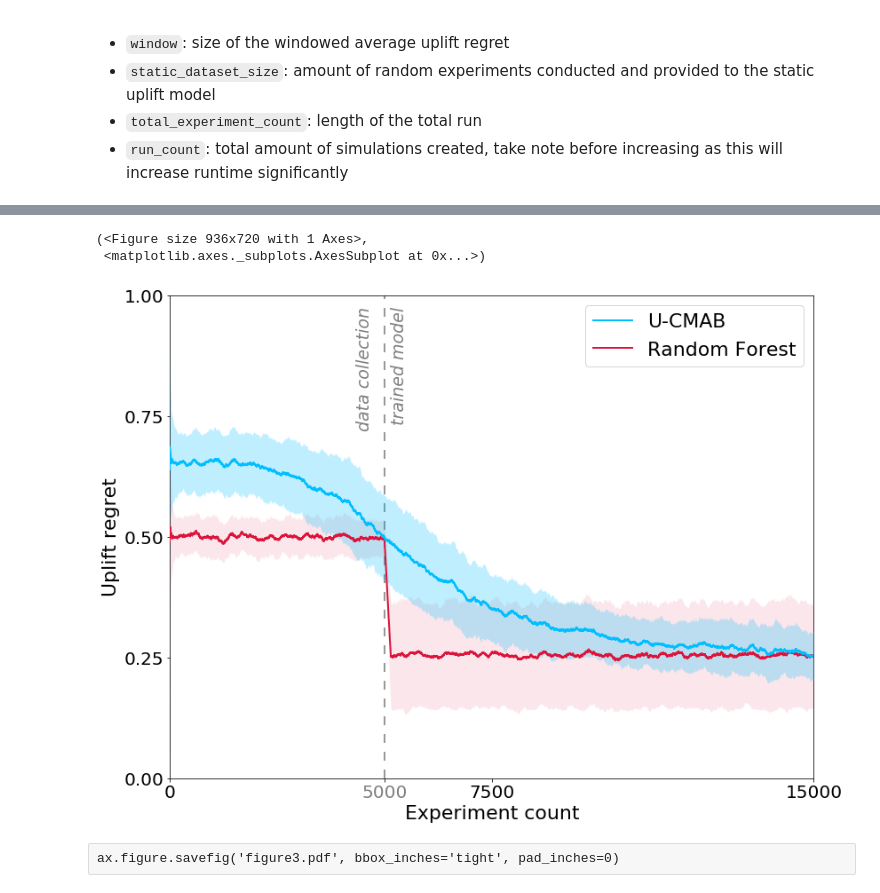
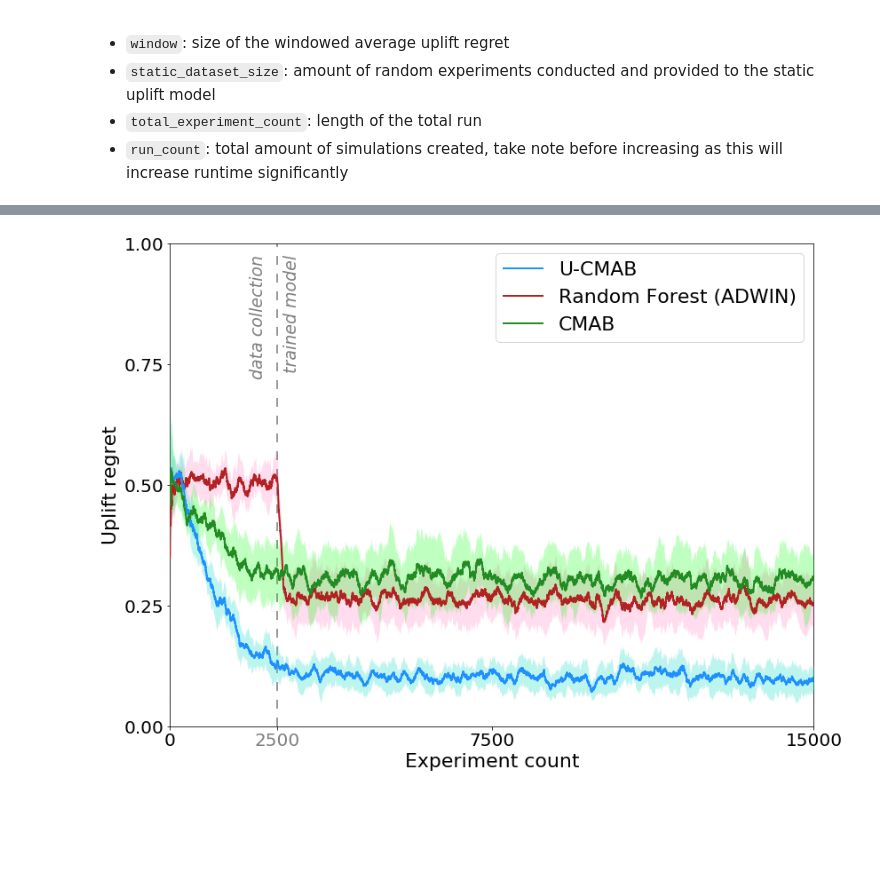
Before and after one commit to vub-dl/u-cmab, a Jupyter notebook: Figure~3.ipynb, the cells around one changed output, grey strips where cells are left out. Saved outputs shown, nothing was run; the diff lists cells and outputs as text; code cells hidden in the pictures; blank space fills up the shorter version.

```diff
--- a/Figure~3.ipynb
+++ b/Figure~3.ipynb
@@ -16,18 +16,19 @@ import matplotlib.pyplot as plt
 - `run_count`: total amount of simulations created, take note before increasing as this will increase runtime significantly
 # %%
 window = 150
-static_dataset_size = 5000
+static_dataset_size = 2500#5000
 total_experiment_count = 15000
-run_count = 10 ** 2
+run_count = 10# ** 2
 # %%
 fourier_ids = np.empty([run_count,total_experiment_count])
+fourier_reg_ids = np.empty([run_count, total_experiment_count])
 static_ids = np.empty([run_count, total_experiment_count])
 static_params = np.empty([run_count, 2])
 
 for i in range(run_count):
-    std = (.4 - .2) * np.random.ranf() + .2
+    std = 0#(.4 - .2) * np.random.ranf() + .2
     ply_q = np.random.randint(6,10)
-    tau = (.25 - .15) * np.random.ranf() + .15
+    tau = (.45 - .25) * np.random.ranf() + .25
 
         #  the order of the Fourier approx. (O) is best chosen in
         #  function of D as O and D affect the amount of frequency
@@ -46,7 +47,7 @@ for i in range(run_count):
         ]))
 
     fourier = Fourier(sim, order=O)
-    fourier_id, fourier_dm = fourier.run(
+    fourier_id, fourier_dm, fourier_reg_id, tot_rew, exec_ac, tot_rew_reg, exec_ac_reg = fourier.run(
         epsilon=.07,
         alpha=(O-1)/1000,
         tau=tau, window=window,
@@ -60,6 +61,7 @@ for i in range(run_count):
         tau=tau, window=window)
 
     fourier_ids[i] = fourier_id
+    fourier_reg_ids[i] = fourier_reg_id
     static_ids[i] = static_id
     static_params[i] = list(up.rand_search_.best_params_.values())
 # %% [output]
@@ -101,20 +113,30 @@ Fitting 3 folds for each of 50 candidates, totalling 150 fits
 # %%
-avg_ids = [np.mean(fourier_ids, axis=0), np.mean(static_ids, axis=0)]
-stds = [np.std(fourier_ids, axis=0), np.std(static_ids, axis=0)]
+avg_ids = [np.mean(fourier_ids, axis=0), np.mean(static_ids, axis=0), np.mean(fourier_reg_ids, axis=0)]
+stds = [np.std(fourier_ids, axis=0), np.std(static_ids, axis=0), np.std(fourier_reg_ids, axis=0)]
 # %%
-line_args=[{"color": "deepskyblue", "linewidth": 2, "zorder": 103, "label": "U-CMAB"}, {"color": "crimson", "linewidth": 2, "zorder": 102, "label": "Random Forest"}]
-band_args=[{"color": "deepskyblue", "alpha": .25, "linewidth":0, "zorder": 101}, {"color": "crimson", "alpha": .1, "linewidth":0, "zorder": 100}]
-all_lines_args=[{"color": "deepskyblue", "alpha": .1, "linewidth": .5}, {"color": "crimson", "alpha": .1, "linewidth": .5}]
-std_args=[{"color": "deepskyblue", "linestyle": "--", "linewidth": 2, "dashes": [10, 10]}, {"color": "crimson", "linestyle": "--", "linewidth": 2, "dashes": [10, 10]}]
+line_args=[
+    {"color": "dodgerblue", "linewidth": 2, "zorder": 103, "label": "U-CMAB"},
+    {"color": "firebrick", "linewidth": 2, "zorder": 102, "label": "Random Forest (ADWIN)"},
+    {"color": "forestgreen", "linewidth": 2, "zorder": 103, "label": "CMAB"}]
+band_args=[
+    {"color": "turquoise", "alpha": .35, "linewidth":0, "zorder": 101},
+    {"color": "deeppink", "alpha": .15, "linewidth":0, "zorder": 100},
+    {"color": "lime", "alpha": .25, "linewidth":0, "zorder": 100}]
+all_lines_args=[
+    {"color": "deepskyblue", "alpha": .1, "linewidth": .5},
+    {"color": "crimson", "alpha": .1, "linewidth": .5},
+    {"color": "black", "alpha": .1, "linewidth": .5}]
+std_args=[
+    {"color": "deepskyblue", "linestyle": "--", "linewidth": 2, "dashes": [10, 10]},
+    {"color": "crimson", "linestyle": "--", "linewidth": 2, "dashes": [10, 10]},
+    {"color": "black", "linestyle": "--", "linewidth": 2, "dashes": [10, 10]}]
+
 stop_RP_args={"color": "tab:gray", "linewidth":2, "linestyle": "--", "dashes": [5,5], "alpha": .8}
 stop_RP_text_args={"y": .95, "color": "tab:gray", "size": 19, "fontstyle": "italic"}
+drift_line_args={"linestyle": ":", "color": "tab:green", "alpha": 1, "linewidth": 3}
 
-plot_results(avg_ids, stds, np.array([]),
+fig, ax = plot_results(avg_ids, stds, np.array([]),
                  line_args=line_args, band_args=band_args, all_lines_args=all_lines_args, std_args=std_args,
                 stop_RP=static_dataset_size, stop_RP_args=stop_RP_args, stop_RP_text_args=stop_RP_text_args)
 # %% [output]
-(<Figure size 936x720 with 1 Axes>,
- <matplotlib.axes._subplots.AxesSubplot at 0x...>)
-[figure, old version]
+[figure, new version]
-# %% [raw]
-ax.figure.savefig('figure3.pdf', bbox_inches='tight', pad_inches=0)
```
Also changed, not shown: parts of 2 cells of this notebook, 4 other files.
